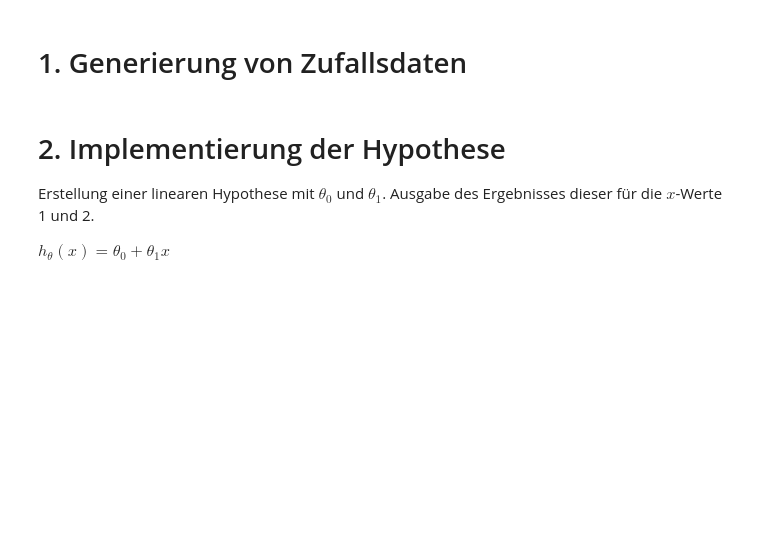
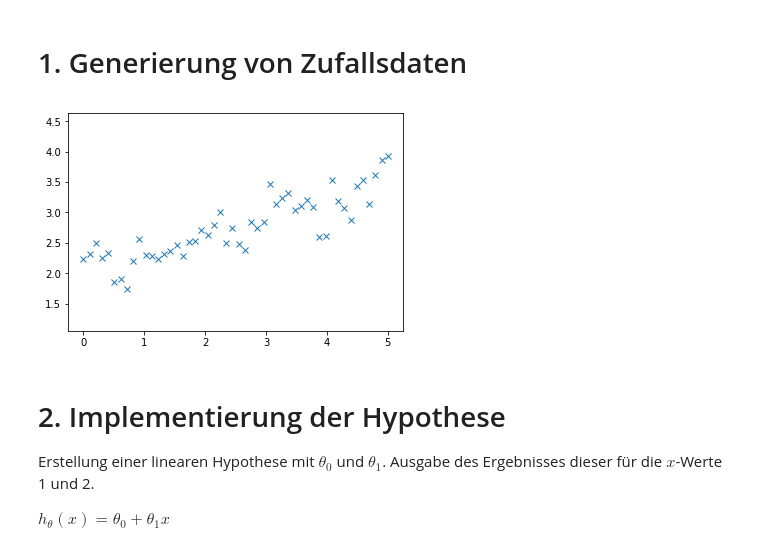
Before and after one commit to aradar/wissensrepraesentation, a Jupyter notebook: univariate_lineare_regression.ipynb, the cells around one changed output. Cells and saved outputs as stored; diff of their text form; code cells hidden in the pictures; blank space fills up the shorter version.

```diff
--- a/univariate_lineare_regression.ipynb
+++ b/univariate_lineare_regression.ipynb
@@ -11,27 +11,29 @@ from lineare_regression import linear_hypothesis, cost_function, compute_new_the
 # %%
 def multivariate_normal_random_data():
     mean = [0, 0]
     cov = [[1, 1], [1, 1.2]]
-    cov = [[1, 1], [1, 2]]
+    #cov = [[1, 1], [1, 2]]
     random_data = np.random.multivariate_normal(mean, cov, 50)
     return random_data.T
 
 def normal_random_data(m, b, x_min, x_max, sample_size, mean, std):
     linear_func = lambda x: m * x + b
     random_data = np.zeros((sample_size, 2))
     normal_random_data = np.random.normal(loc=mean, scale=std, size=sample_size)
     for i, x in np.ndenumerate(np.linspace(x_min, x_max, sample_size)):
         random_data[i][0] = x
         random_data[i][1] = linear_func(x) + normal_random_data[i]
 
     return random_data.T
 
 #x, y = multivariate_normal_random_data()
 x, y = normal_random_data(m=0.3, b=2, x_min=0, x_max=5, sample_size=50, mean=0, std=0.3)
 
 plt.plot(x, y, "x")
 plt.axis("equal")
 plt.show()
+# %% [output]
+[figure, added]
 # %% [markdown]
 # 2. Implementierung der Hypothese
 
```
Also changed, not shown: parts of 6 cells of this notebook, 2 other files.
